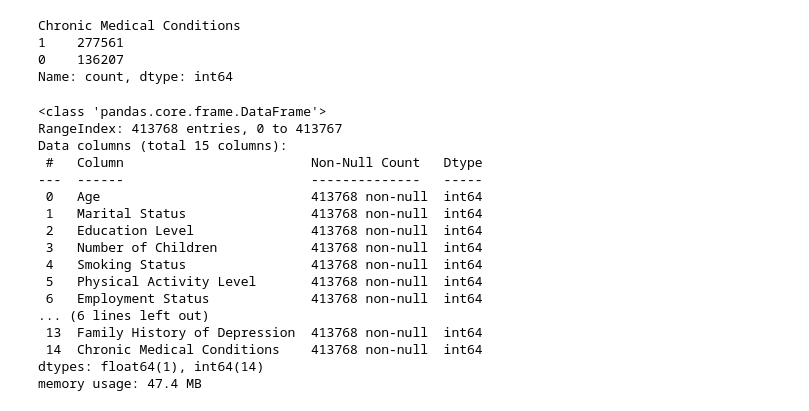
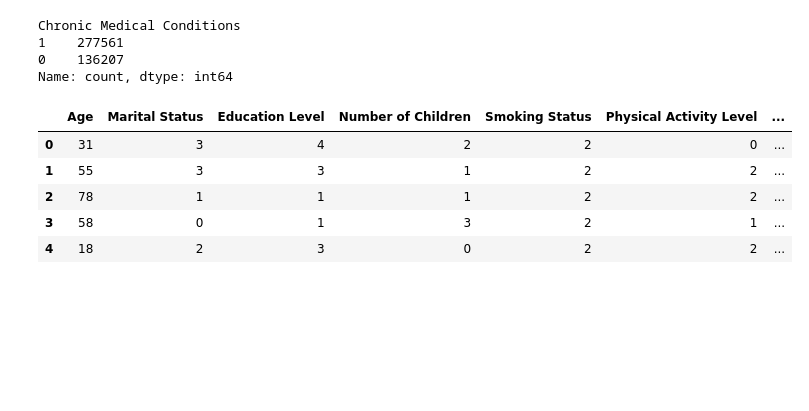
Before and after one commit to ikhsan-data/First-Machine-Learning-Program, a Jupyter notebook: [Clustering]_Submission_Akhir_BMLP_Ikhsan_Aditya_Nuur_Qodri.ipynb, the cells around one changed output. Cells and saved outputs as stored; diff of their text form; code cells hidden in the pictures; blank space fills up the shorter version.

```diff
--- a/[Clustering]_Submission_Akhir_BMLP_Ikhsan_Aditya_Nuur_Qodri.ipynb
+++ b/[Clustering]_Submission_Akhir_BMLP_Ikhsan_Aditya_Nuur_Qodri.ipynb
@@ -517,22 +751,11 @@ Chronic Medical Conditions
 0    136207
 Name: count, dtype: int64
 # %%
-df.info()
+df.head()
 # %% [output]
-<class 'pandas.core.frame.DataFrame'>
-RangeIndex: 413768 entries, 0 to 413767
-Data columns (total 15 columns):
- #   Column                        Non-Null Count   Dtype
----  ------                        --------------   -----
- 0   Age                           413768 non-null  int64
- 1   Marital Status                413768 non-null  int64
- 2   Education Level               413768 non-null  int64
- 3   Number of Children            413768 non-null  int64
- 4   Smoking Status                413768 non-null  int64
- 5   Physical Activity Level       413768 non-null  int64
- 6   Employment Status             413768 non-null  int64
-... (6 lines left out)
- 13  Family History of Depression  413768 non-null  int64
- 14  Chronic Medical Conditions    413768 non-null  int64
-dtypes: float64(1), int64(14)
-memory usage: 47.4 MB
+|  | Age | Marital Status | Education Level | Number of Children | Smoking Status | Physical Activity Level | ... |
+| 0 | 31 | 3 | 4 | 2 | 2 | 0 | ... |
+| 1 | 55 | 3 | 3 | 1 | 2 | 2 | ... |
+| 2 | 78 | 1 | 1 | 1 | 2 | 2 | ... |
+| 3 | 58 | 0 | 1 | 3 | 2 | 1 | ... |
+| 4 | 18 | 2 | 3 | 0 | 2 | 2 | ... |
```
Also changed, not shown: parts of 41 cells of this notebook, 2 other files.
